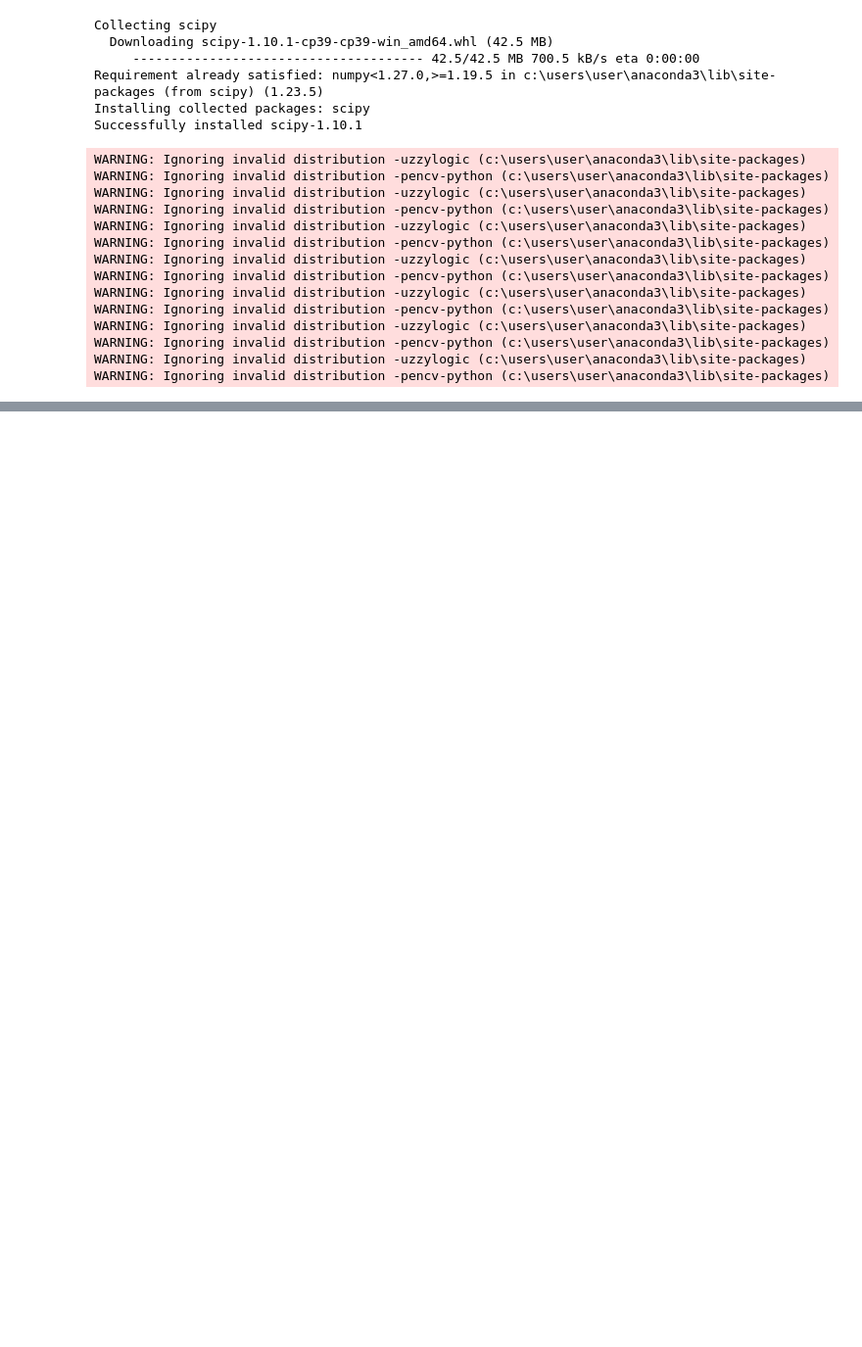
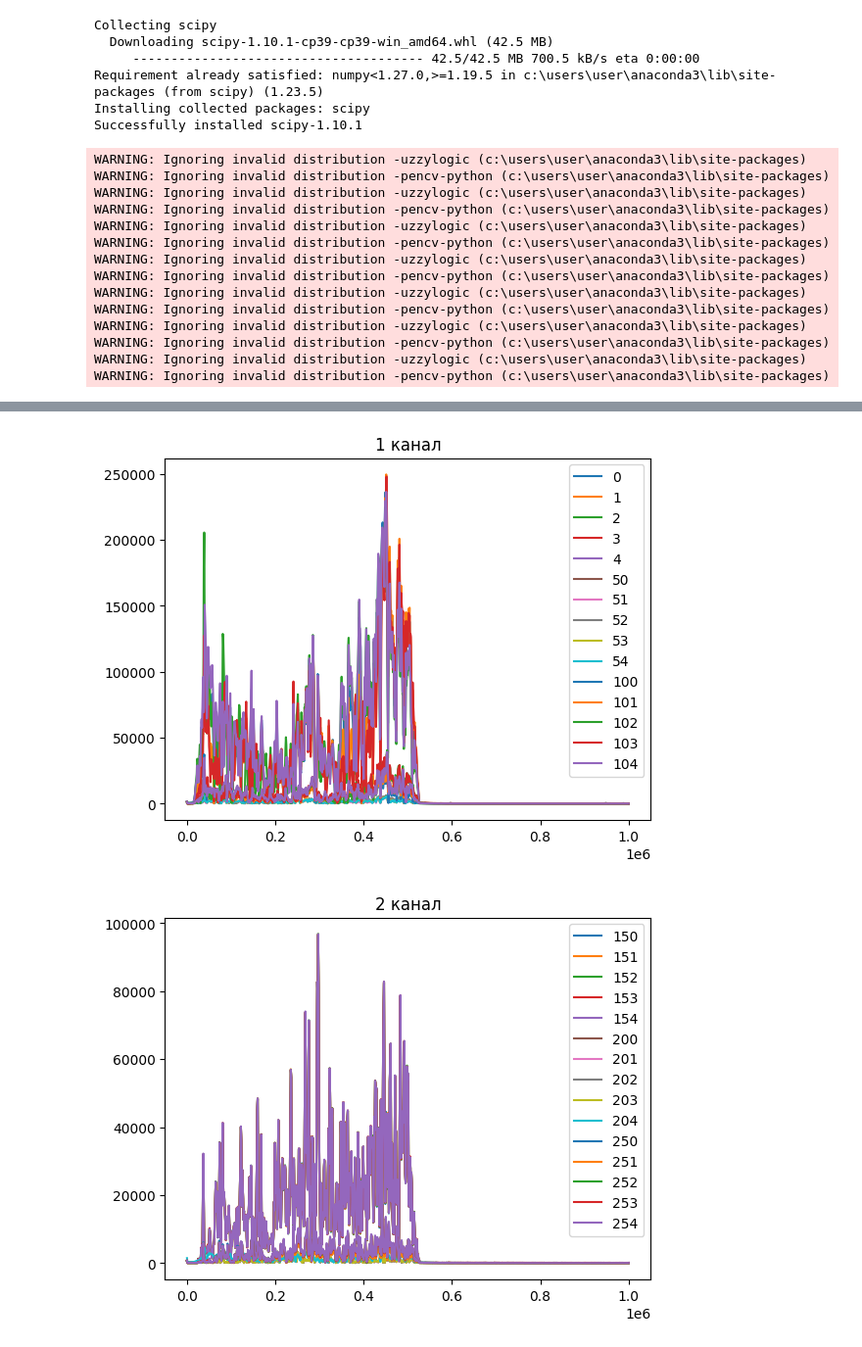
Before and after one commit to Genia163/relative_spectrum, a Jupyter notebook: fft_signal.ipynb, the cells around one changed output, grey strips where cells are left out. Shown at 98% size. Cells and saved outputs as stored; diff of their text form; code cells hidden in the pictures; blank space fills up the shorter version.

```diff
--- a/fft_signal.ipynb
+++ b/fft_signal.ipynb
@@ -61,0 +89,3 @@ plt.show()
+# %%
+sig = signal_full[signal_full["num_exp"].str.contains("_0,1")]
+sig
@@ -61,0 +111,29 @@ plt.show()
+# %%
+SAMPLE_RATE = 2*10**6  # Гц
+DURATION = 1000*10**-6  # Секунды
+one_signal = sig
+ch1 = one_signal[one_signal['channel']=='ch1']
+ch2 = one_signal[one_signal['channel']=='ch2']
+ch1 = ch1.loc[:, "0":"1999":1]
+ch2 = ch2.loc[:, "0":"1999":1]
+index_ch1 = ch1.index
+index_ch2 = ch2.index
+for i in range(len(ch1)):
+    N = SAMPLE_RATE * DURATION
+    yf = rfft((pd.DataFrame(ch1.iloc[i]).T))
+    xf = rfftfreq(int(N), 1/float(SAMPLE_RATE))
+    plt.plot(xf, np.abs(yf[0]))
+plt.title('1 канал')
+plt.legend(index_ch1)
+plt.show()
+for i in range(len(ch2)):
+    N = SAMPLE_RATE * DURATION
+    yf = rfft((pd.DataFrame(ch2.iloc[i]).T))
+    xf = rfftfreq(int(N), 1/float(SAMPLE_RATE))
+    plt.plot(xf, np.abs(yf[0]))
+plt.title('2 канал')
+plt.legend(index_ch2)
+plt.show()
+# %% [output]
+[figure, added]
+[figure, added]
```
Also changed, not shown: parts of 6 cells of this notebook.
